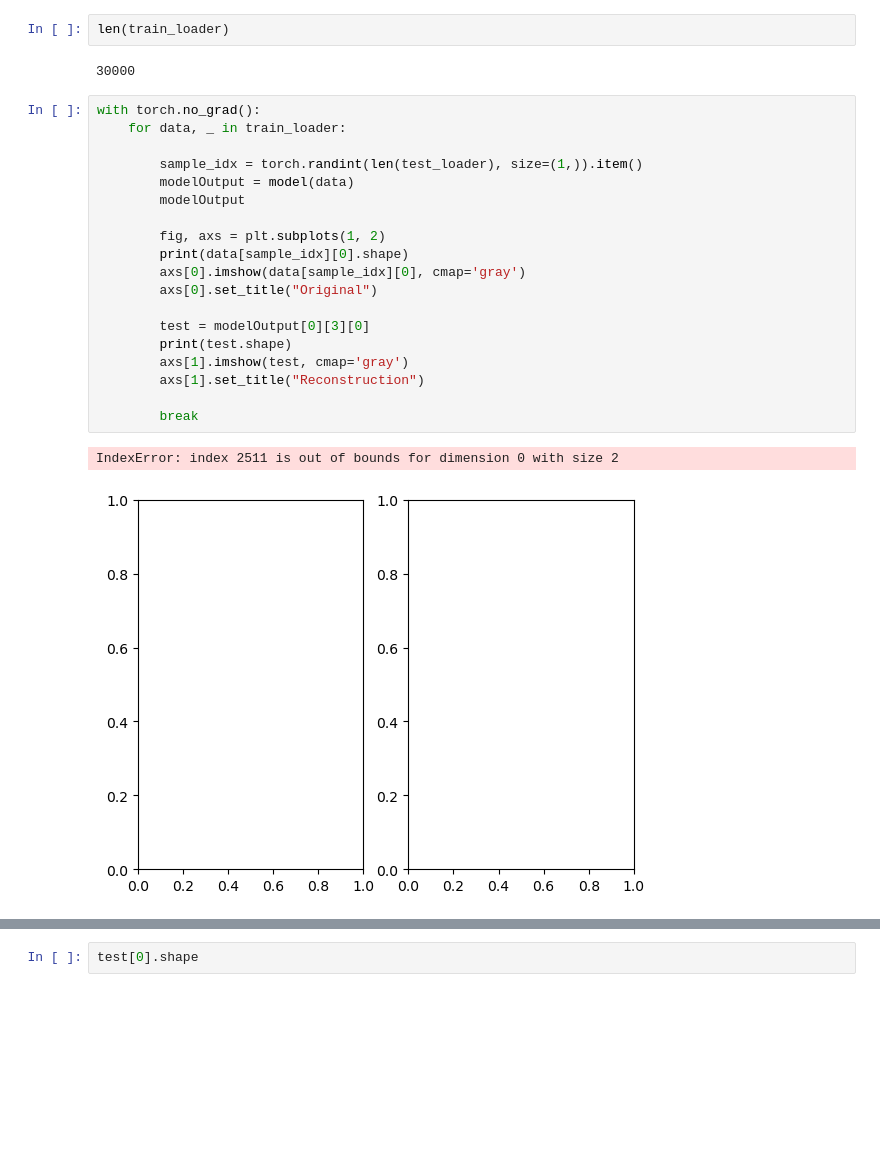
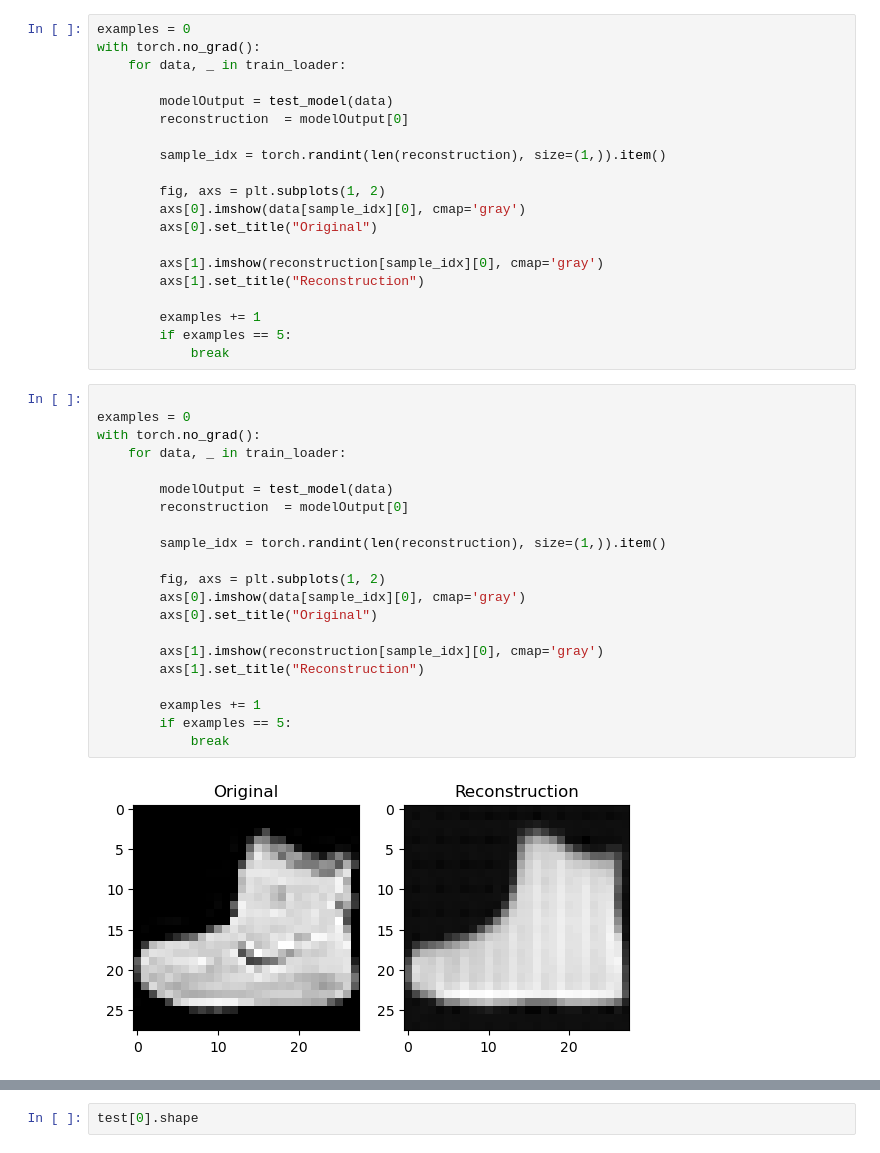
Before and after one commit to SebPorras/MAP_VAE, a Jupyter notebook: training_results.ipynb, the cells around one changed output, grey strips where cells are left out. Cells and saved outputs as stored; diff of their text form; blank space fills up the shorter version.

Commit message:
convo training results

```diff
--- a/training_results.ipynb
+++ b/training_results.ipynb
@@ -35,26 +42,43 @@ test_loader = torch.utils.data.DataLoader(test_data, batch_size=2)
-# %%
-len(train_loader)
-# %% [output]
-30000
+# %%
+examples = 0
+with torch.no_grad():
+    for data, _ in train_loader:
+
+        modelOutput = test_model(data)
+        reconstruction  = modelOutput[0]
+
+        sample_idx = torch.randint(len(reconstruction), size=(1,)).item()
+
+        fig, axs = plt.subplots(1, 2)
+        axs[0].imshow(data[sample_idx][0], cmap='gray')
+        axs[0].set_title("Original")
+
+        axs[1].imshow(reconstruction[sample_idx][0], cmap='gray')
+        axs[1].set_title("Reconstruction")
+
+        examples += 1
+        if examples == 5:
+            break
 # %%
+
+examples = 0
 with torch.no_grad():
     for data, _ in train_loader:
 
-        sample_idx = torch.randint(len(test_loader), size=(1,)).item()
-        modelOutput = model(data)
-        modelOutput
+        modelOutput = test_model(data)
+        reconstruction  = modelOutput[0]
+
+        sample_idx = torch.randint(len(reconstruction), size=(1,)).item()
 
         fig, axs = plt.subplots(1, 2)
-        print(data[sample_idx][0].shape)
         axs[0].imshow(data[sample_idx][0], cmap='gray')
         axs[0].set_title("Original")
 
-        test = modelOutput[0][3][0]
-        print(test.shape)
-        axs[1].imshow(test, cmap='gray')
+        axs[1].imshow(reconstruction[sample_idx][0], cmap='gray')
         axs[1].set_title("Reconstruction")
 
-        break
+        examples += 1
+        if examples == 5:
+            break
 # %% [output]
-IndexError: index 2511 is out of bounds for dimension 0 with size 2
-[figure, old version]
+[figure, new version]
```
Also changed, not shown: parts of 5 cells of this notebook, 6 other files.
